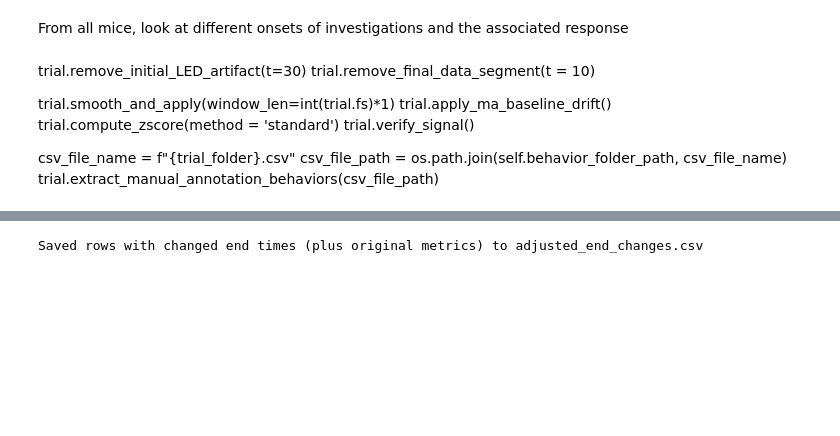
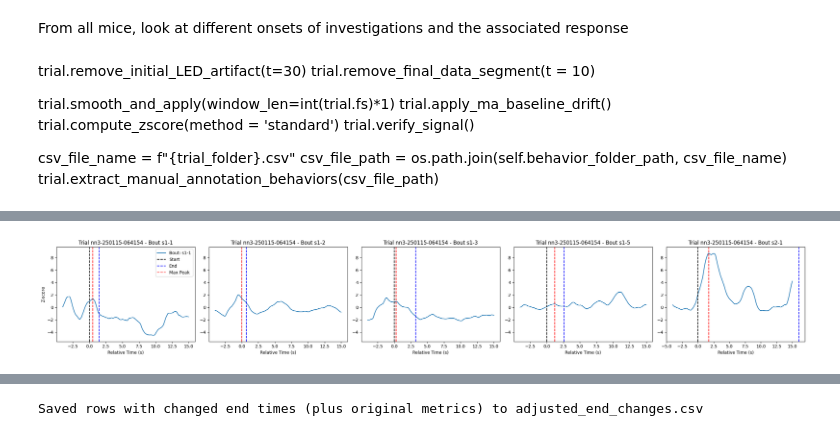
Before and after one commit to padillacoreanolab/Fiber_Photometry, a Jupyter notebook: DA_avg_exploration/bout_lengths.ipynb, the cells around one changed output, grey strips where cells are left out. Drawn from its saved outputs; the diff is of its cells as text; code cells hidden in the pictures; blank space fills up the shorter version.

Commit message:
PETH code

```diff
--- a/DA_avg_exploration/bout_lengths.ipynb
+++ b/DA_avg_exploration/bout_lengths.ipynb
@@ -88,0 +83,5 @@ Name: Event_Zscore, dtype: object
+# %%
+desired_bouts = ['s1-1', 's1-2', 's1-3', 's1-4', 's1-5', 's2-1']
+experiment.plot_first_behavior_PETHs(selected_bouts=desired_bouts)
+# %% [output]
+[figure, added]
```
Also changed, not shown: parts of 15 cells of this notebook, 19 other files.
